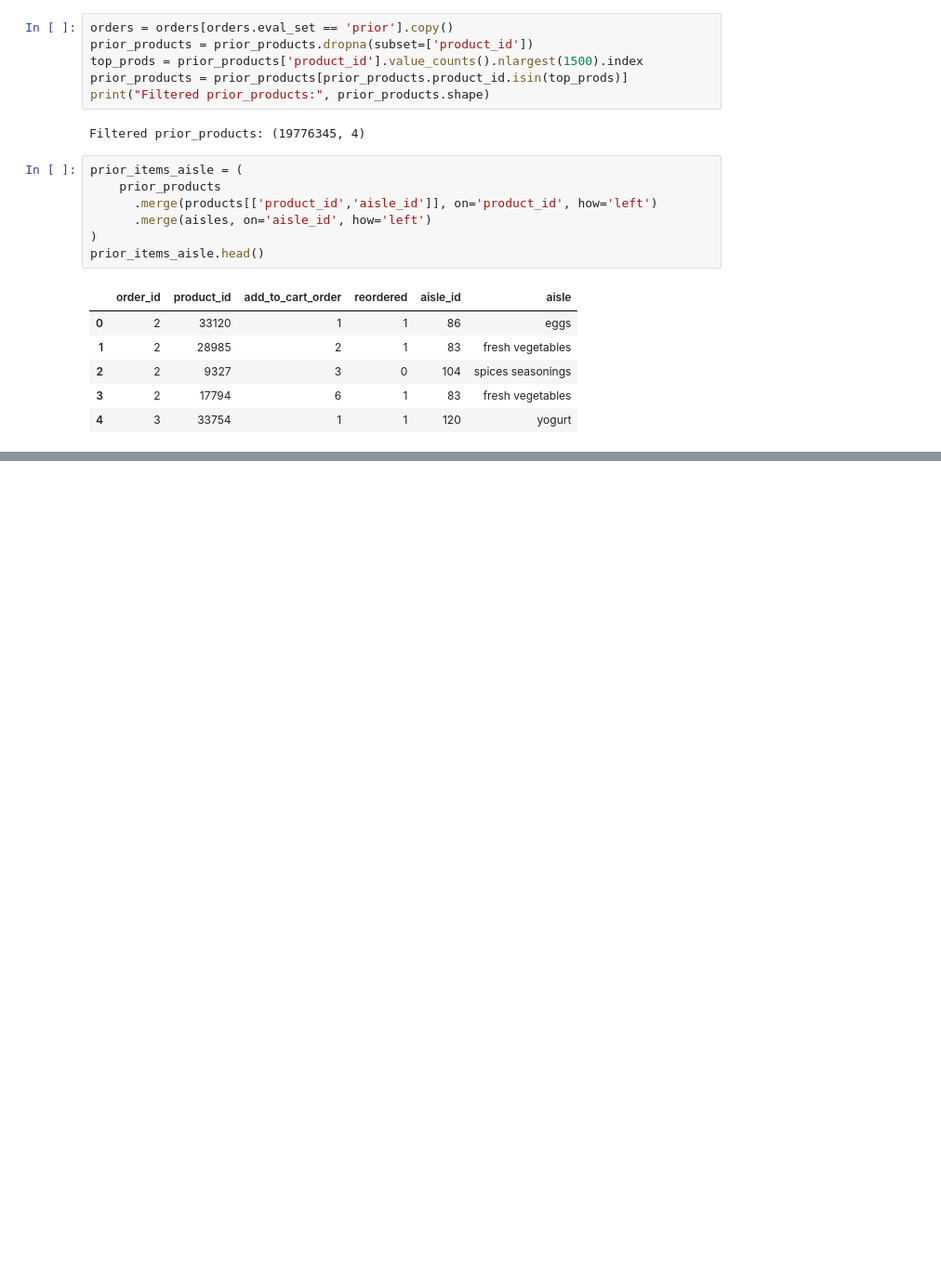
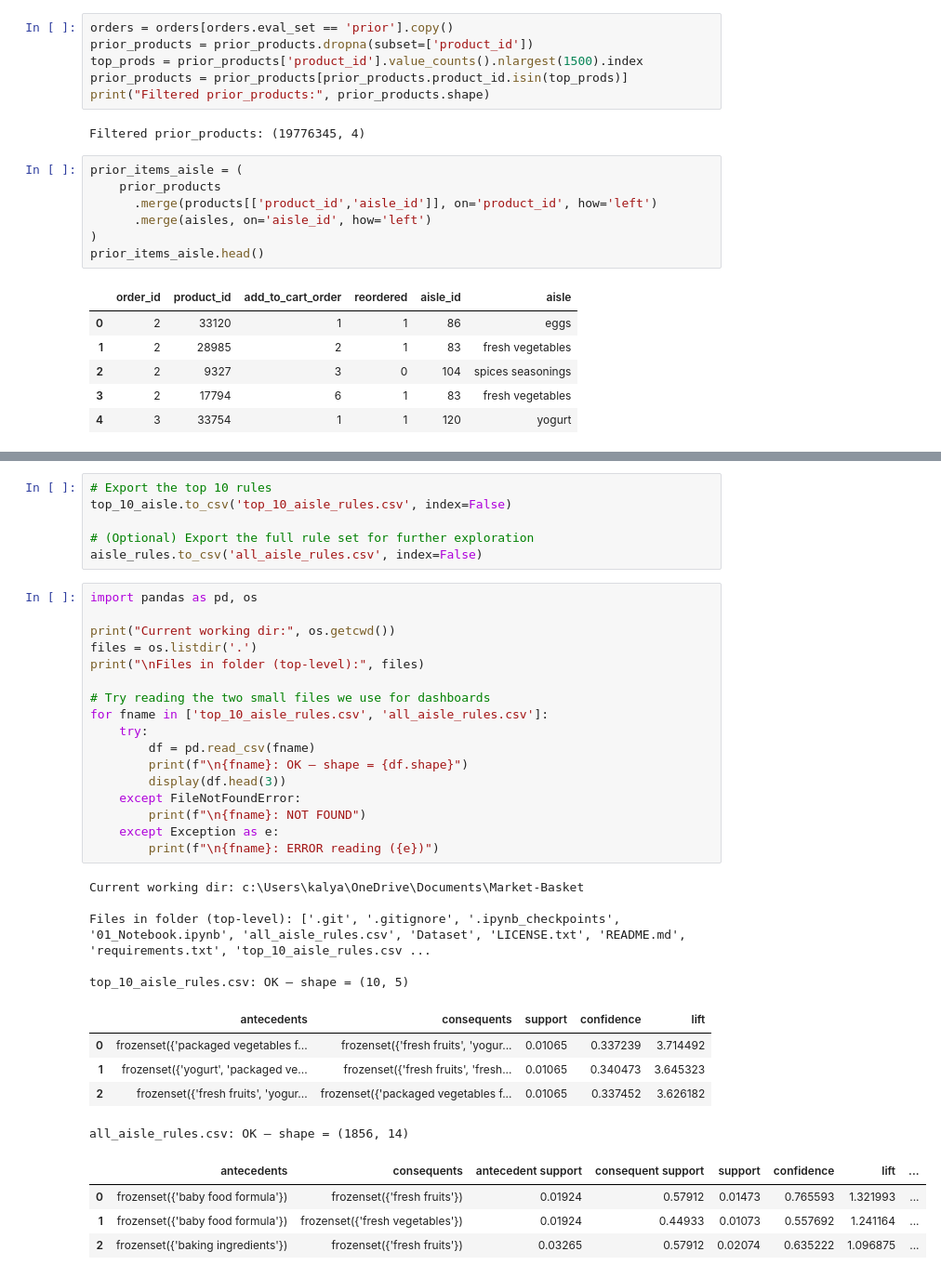
Before and after one commit to TheKalyaniMohite/Market-Basket-Analysis, a Jupyter notebook: 01_Notebook.ipynb, the cells around one changed output, grey strips where cells are left out. Shown: that part at 93% size. Drawn from its saved outputs; the diff is of its cells as text; blank space fills up the shorter version.

Commit message:
add notebook, dashboard PBIx, rule

```diff
--- a/01_Notebook.ipynb
+++ b/01_Notebook.ipynb
@@ -74,0 +101,38 @@ plt.show()
+# %%
+# Export the top 10 rules
+top_10_aisle.to_csv('top_10_aisle_rules.csv', index=False)
+
+# (Optional) Export the full rule set for further exploration
+aisle_rules.to_csv('all_aisle_rules.csv', index=False)
+# %%
+import pandas as pd, os
+
+print("Current working dir:", os.getcwd())
+files = os.listdir('.')
+print("\nFiles in folder (top-level):", files)
+
+# Try reading the two small files we use for dashboards
+for fname in ['top_10_aisle_rules.csv', 'all_aisle_rules.csv']:
+    try:
+        df = pd.read_csv(fname)
+        print(f"\n{fname}: OK — shape = {df.shape}")
+        display(df.head(3))
+    except FileNotFoundError:
+        print(f"\n{fname}: NOT FOUND")
+    except Exception as e:
+        print(f"\n{fname}: ERROR reading ({e})")
+# %% [output]
+Current working dir: c:\Users\kalya\OneDrive\Documents\Market-Basket
+
+Files in folder (top-level): ['.git', '.gitignore', '.ipynb_checkpoints', '01_Notebook.ipynb', 'all_aisle_rules.csv', 'Dataset', 'LICENSE.txt', 'README.md', 'requirements.txt', 'top_10_aisle_rules.csv ...
+
+top_10_aisle_rules.csv: OK — shape = (10, 5)
+|  | antecedents | consequents | support | confidence | lift |
+| 0 | frozenset({'packaged vegetables f... | frozenset({'fresh fruits', 'yogur... | 0.01065 | 0.337239 | 3.714492 |
+| 1 | frozenset({'yogurt', 'packaged ve... | frozenset({'fresh fruits', 'fresh... | 0.01065 | 0.340473 | 3.645323 |
+| 2 | frozenset({'fresh fruits', 'yogur... | frozenset({'packaged vegetables f... | 0.01065 | 0.337452 | 3.626182 |
+all_aisle_rules.csv: OK — shape = (1856, 14)
+|  | antecedents | consequents | antecedent support | consequent support | support | confidence | lift | ... |
+| 0 | frozenset({'baby food formula'}) | frozenset({'fresh fruits'}) | 0.01924 | 0.57912 | 0.01473 | 0.765593 | 1.321993 | ... |
+| 1 | frozenset({'baby food formula'}) | frozenset({'fresh vegetables'}) | 0.01924 | 0.44933 | 0.01073 | 0.557692 | 1.241164 | ... |
+| 2 | frozenset({'baking ingredients'}) | frozenset({'fresh fruits'}) | 0.03265 | 0.57912 | 0.02074 | 0.635222 | 1.096875 | ... |
```
Also changed, not shown: parts of 5 cells of this notebook, 3 other files.
